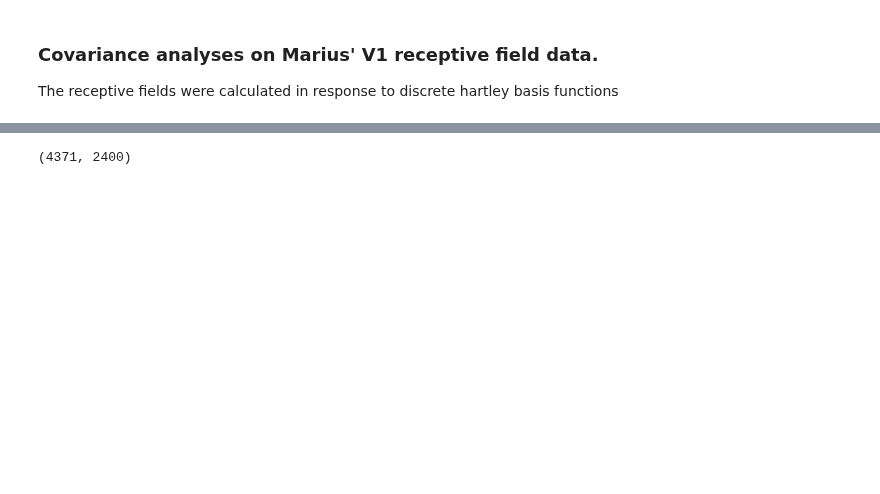
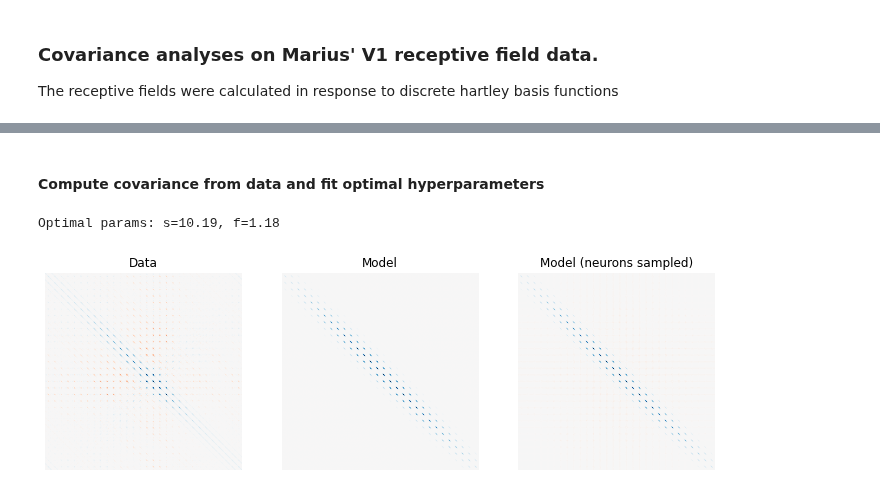
Before and after one commit to BruntonUWBio/structured-random-features, a Jupyter notebook: new_version/Marius_V1_DHT_cov_model.ipynb, the cells around one changed output, grey strips where cells are left out. Cells and saved outputs as stored; diff of their text form; code cells hidden in the pictures; blank space fills up the shorter version.

```diff
--- a/new_version/Marius_V1_DHT_cov_model.ipynb
+++ b/new_version/Marius_V1_DHT_cov_model.ipynb
@@ -91,4 +26,65 @@ plt.clim(-2, 2)
-# %%
-rf.shape
-# %% [output]
-(4371, 2400)
+# %% [markdown]
+#### Compute covariance from data and fit optimal hyperparameters
+# %%
+# fit optimal hyperparams to data
+from estimator import  V1_inspired_kernel_matrix
+import numpy.linalg as la
+from scipy.optimize import minimize
+
+dim = (30, 80)
+
+# compute data covariance
+cov_data = rf.T @ rf
+cov_data *= cov_data.shape[1] / np.trace(cov_data)
+
+# find params that minimize frobenius norm difference between data and covariance model
+def frob_norm_diff(x):
+    cov_model = V1_inspired_kernel_matrix(N=dim, s=x[0], f=x[1], center=(15, 40), scale=1)
+    return la.norm(cov_data - cov_model)
+
+x0 = [10, 2]
+minimize_diff = minimize(frob_norm_diff, x0, method='BFGS', tol=1e-4)
+s_min, f_min = minimize_diff.x
+print('Optimal params: s=%0.2f, f=%0.2f' % (s_min, f_min))
+# %% [output]
+Optimal params: s=10.19, f=1.18
+# %%
+## generate covariance models
+from estimator import V1_inspired_weights_same_center
+
+# model
+cov_model = V1_inspired_kernel_matrix(dim, s=s_min, f=f_min, center=(15, 40), scale=1)
+
+# cov from sampled neurons
+W = V1_inspired_weights_same_center(num_cells, dim, s=s_min, f=f_min, center=(15, 40), scale=1)
+W = (W - np.mean(W, axis=1).reshape(-1, 1)) / np.std(W, axis=1).reshape(-1, 1)
+cov_sampled_neurons = W.T @ W
+cov_sampled_neurons *= cov_sampled_neurons.shape[0] / np.trace(cov_sampled_neurons).reshape(-1, 1)
+
+fig = plt.figure(figsize=(12, 8))
+ax = fig.add_subplot(131)
+plt.title('Data')
+plt.imshow(cov_data, cmap='RdBu')
+plt.clim(-1.5, 1.5)
+plt.axis('off')
+# plt.xlim(200, 500)
+# plt.ylim(200, 500)
+
+ax = fig.add_subplot(132)
+plt.title('Model')
+plt.imshow(cov_model, cmap='RdBu')
+plt.clim(-1, 1)
+plt.axis('off')
+# plt.xlim(200, 500)
+# plt.ylim(200, 500)
+
+ax = fig.add_subplot(133)
+plt.title('Model (neurons sampled)')
+plt.imshow(cov_sampled_neurons, cmap='RdBu')
+plt.clim(-1, 1)
+plt.axis('off')
+# plt.xlim(200, 500)
+# plt.ylim(200, 500)
+plt.savefig('results/V1_data/cov_mat_fitted_Marius_DHT.pdf')
+# %% [output]
+[figure, added]
```
Also changed, not shown: parts of 16 cells of this notebook, 4 other files.
